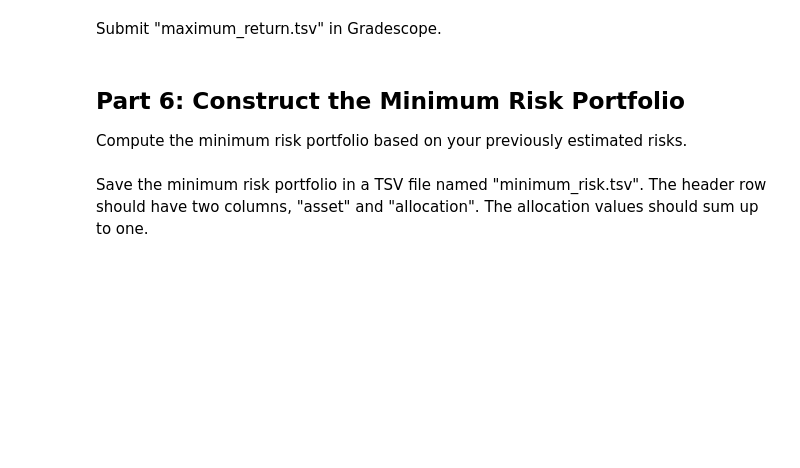
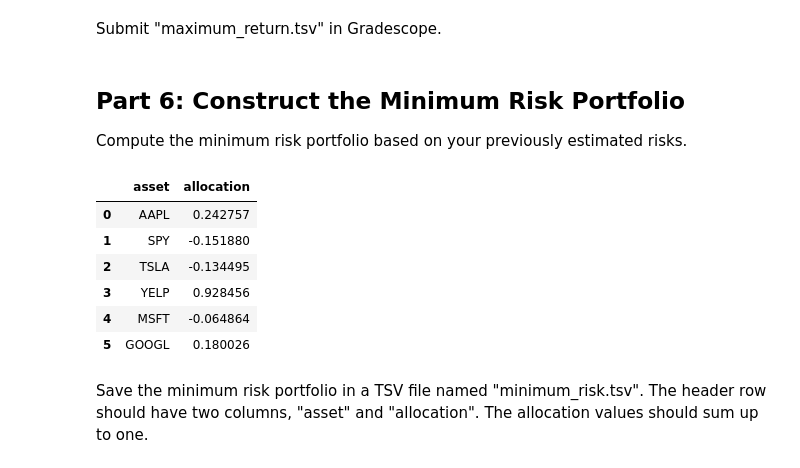
Before and after one commit to yy714x/dx704-project-01, a Jupyter notebook: dx704-project-01.ipynb, the cells around one changed output. Cells and saved outputs as stored; diff of their text form; code cells hidden in the pictures; blank space fills up the shorter version.

```diff
--- a/dx704-project-01.ipynb
+++ b/dx704-project-01.ipynb
@@ -259,3 +228,41 @@ max_return = est_returns.max()
+# %%
+# YOUR CHANGES HERE
+
+import numpy as np
+import pandas as pd
+
+# The analytical formula for the Global Minimum Variance Portfolio
+# w = (Cov^-1 * 1) / (1^T * Cov^-1 * 1)
+
+# 1. Invert the covariance matrix
+inv_cov = np.linalg.inv(est_cov.values)
+
+# 2. Create a vector of ones
+ones = np.ones(len(tickers))
+
+# 3. Calculate the exact unconstrained minimum risk weights
+weights = (inv_cov @ ones) / (ones.T @ inv_cov @ ones)
+
+min_risk_port = pd.DataFrame({
+    "asset": tickers,
+    "allocation": weights
+})
+
+min_risk_port.to_csv("minimum_risk.tsv", sep="\t", index=False)
+
+# Store the precise minimum risk return for Part 7
+min_risk_return = np.dot(weights, est_returns.values)
+max_return = est_returns.max()
+
+min_risk_port
+# %% [output]
+|  | asset | allocation |
+| 0 | AAPL | 0.242757 |
+| 1 | SPY | -0.151880 |
+| 2 | TSLA | -0.134495 |
+| 3 | YELP | 0.928456 |
+| 4 | MSFT | -0.064864 |
+| 5 | GOOGL | 0.180026 |
 # %% [markdown]
 Save the minimum risk portfolio in a TSV file named "minimum_risk.tsv".
 The header row should have two columns, "asset" and "allocation".
```
Also changed, not shown: parts of 2 cells of this notebook, 2 other files.
